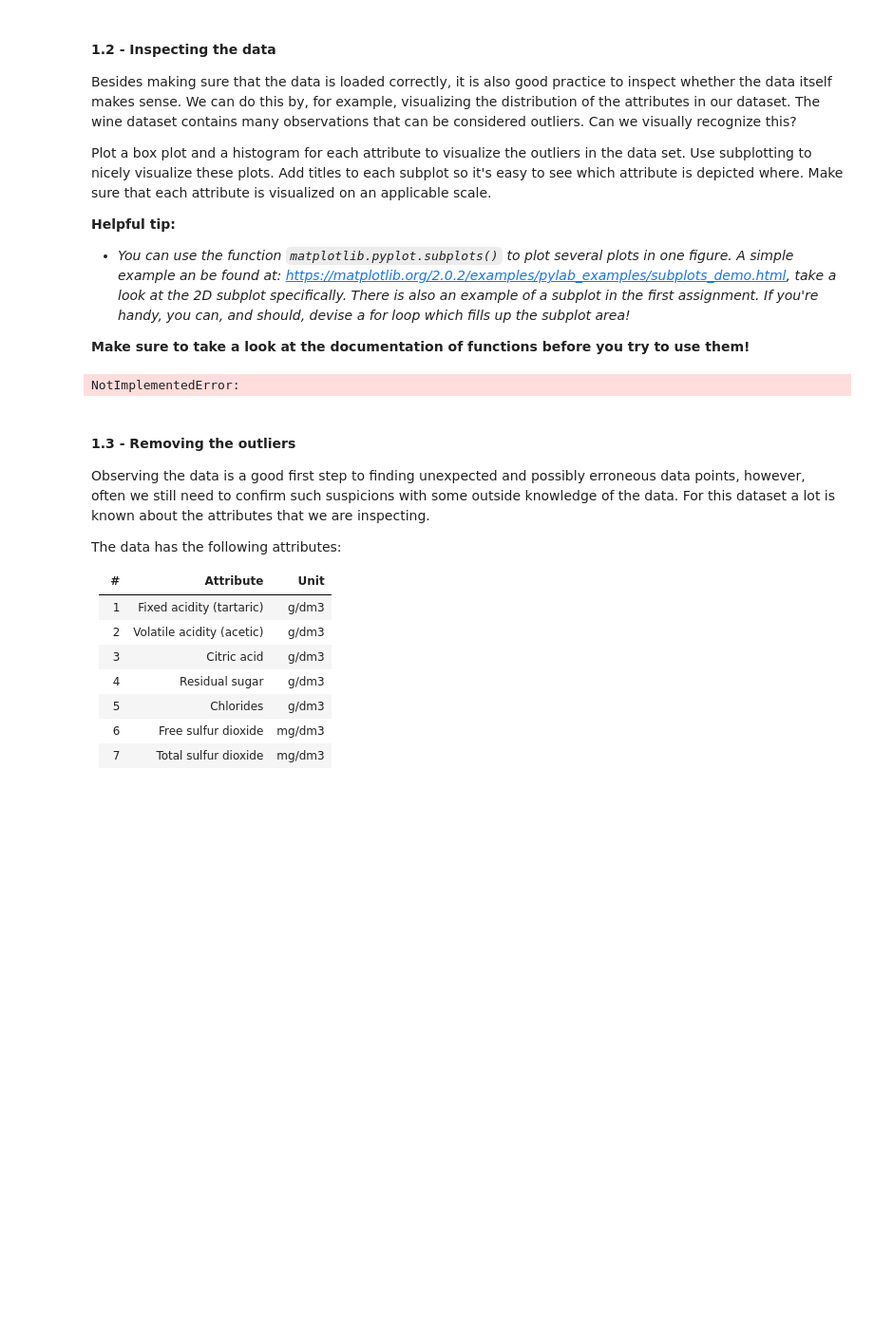
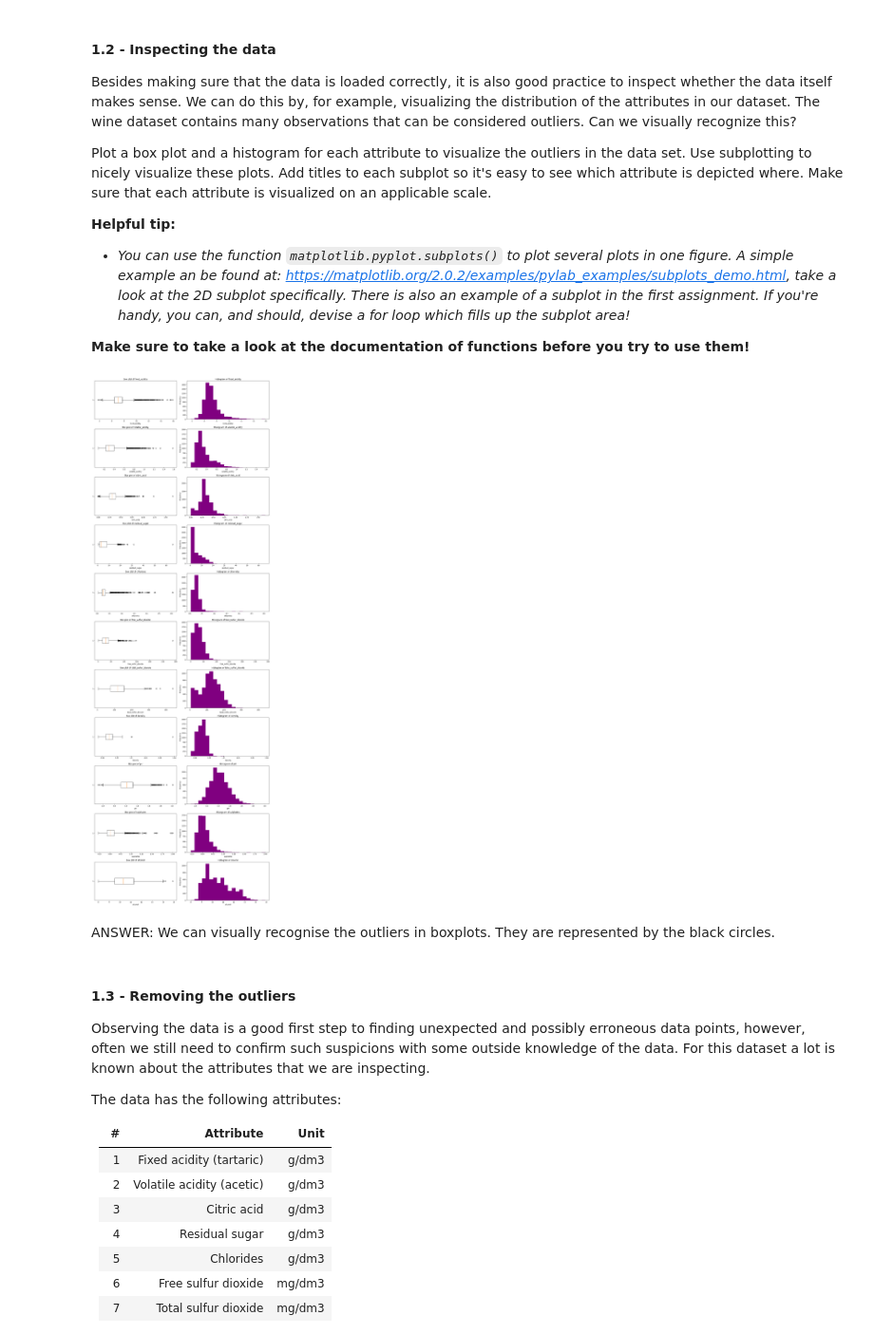
Before and after one commit to lanster42/Erasmus-Notes-25-26, a Jupyter notebook: Data mining and Machine learning/Assignment3/Assignment3_DMML_20250916.ipynb, the cells around one changed output. Shown at 95% size. Drawn from its saved outputs; the diff is of its cells as text; code cells hidden in the pictures; blank space fills up the shorter version.

```diff
--- a/Data mining and Machine learning/Assignment3/Assignment3_DMML_20250916.ipynb
+++ b/Data mining and Machine learning/Assignment3/Assignment3_DMML_20250916.ipynb
@@ -21,6 +21,7 @@ Install the ucimlrepo library using pip, and use it to load this winedata into a
 # %%
 ### import library ###
 import pandas as pd
+from ucimlrepo import fetch_ucirepo
 
 # Load the wine dataset
-data = #
+data = fetch_ucirepo(id=186)
@@ -33,4 +50,4 @@ data
 # %% [markdown]
 **1.1.b** As you may have noticed, there is a lot of extra data included in this dataframe. For now we just want to extract the values for all 11 attributes outlined on the UCI website. To do this, first access the data stored in the "data" attribute of the dataframe. From within the "data" attribute, extract the information contained in the "features" attribute. Save this new, isolated data into a variable called wine_data.
 # %%
-wine_data = #
+wine_data = data.data.features
@@ -51,11 +66,30 @@ Plot a box plot and a histogram for each attribute to visualize the outliers in
 
 
 **Make sure to take a look at the documentation of functions before you try to use them!**
-# %%
-# YOUR CODE HERE
-raise NotImplementedError()
-# %% [output]
-NotImplementedError:
+# %%
+import matplotlib.pyplot as plt
+
+num_features = wine_data.shape[1] #How many features we have so we can iterate over them
+
+fig, axes = plt.subplots(nrows=num_features, ncols=2, figsize=(15, num_features * 4)) # This way we can see box plots and histograms side by side and are scaled by trial and error to fit well :)
+
+for i, col in enumerate(wine_data.columns):
+    axes[i, 0].boxplot(wine_data[col], vert=False) #Horisontal boxplots to see data better
+    axes[i, 0].set_title(f'Box plot of {col}')
+    axes[i, 0].set_xlabel(col)
+
+    axes[i, 1].hist(wine_data[col], bins=20, color='purple')
+    axes[i, 1].set_title(f'Histogram of {col}')
+    axes[i, 1].set_xlabel(col)
+    axes[i, 1].set_ylabel('Frequency')
+
+plt.tight_layout() #So the titles don't overlap
+plt.show()
+# %% [output]
+[figure, added]
+# %% [markdown]
+ANSWER:
+We can visually recognise the outliers in boxplots. They are represented by the black circles.
 # %% [markdown]
 #### **1.3** - Removing the outliers
 Observing the data is a good first step to finding unexpected and possibly erroneous data points, however, often we still need to confirm such suspicions with some outside knowledge of the data. For this dataset a lot is known about the attributes that we are inspecting.
```
Also changed, not shown: parts of 9 cells of this notebook.
